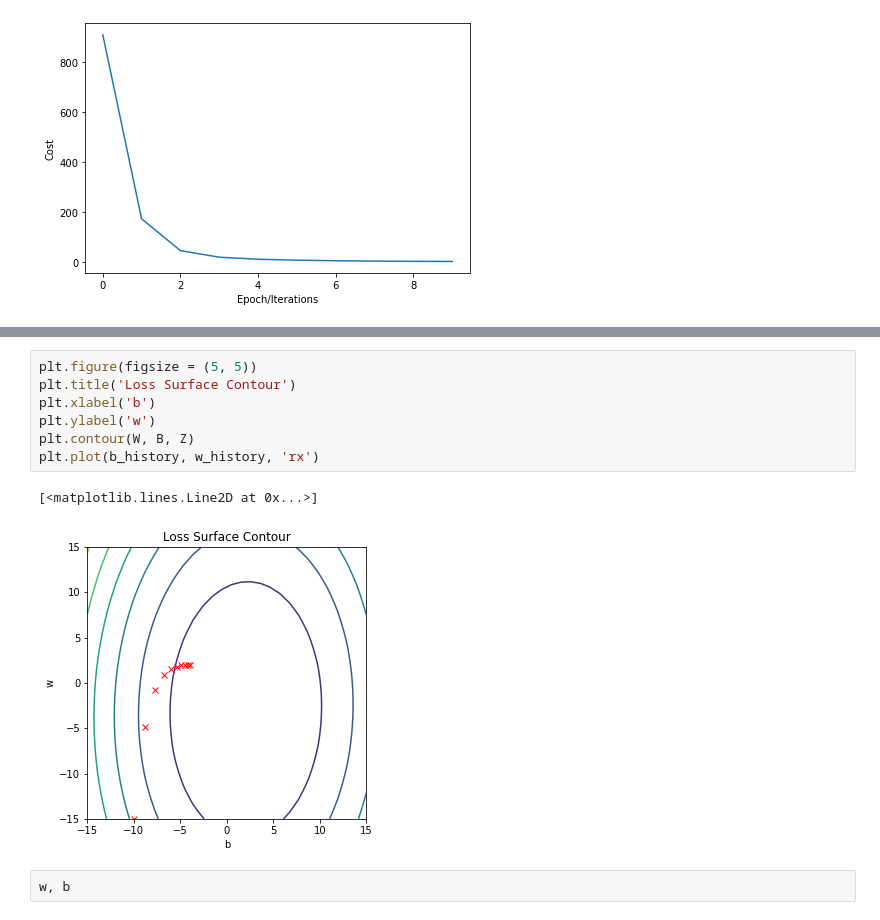
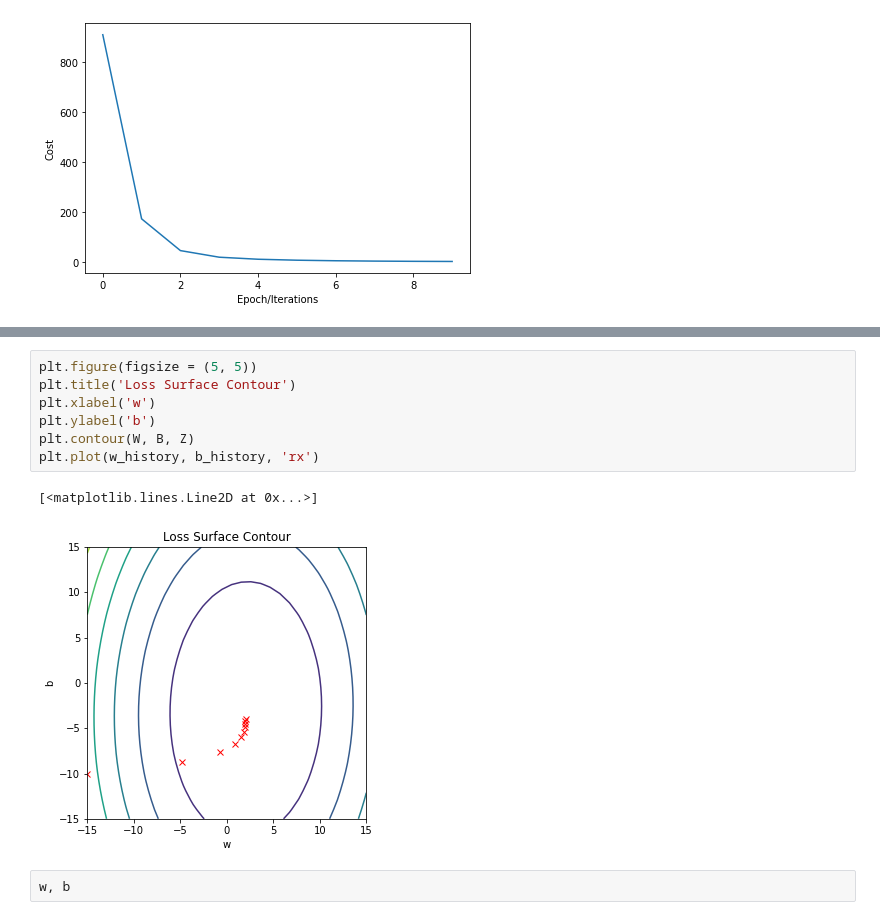
Before and after one commit to arun-vergis/fdp-dlcv, a Jupyter notebook: pytorch_lect1-pres.ipynb, the cells around one changed output, grey strips where cells are left out. Saved outputs shown, nothing was run; the diff lists cells and outputs as text.

```diff
--- a/pytorch_lect1-pres.ipynb
+++ b/pytorch_lect1-pres.ipynb
@@ -723,13 +723,13 @@ plt.ylabel("Cost");
 # %%
 plt.figure(figsize = (5, 5))
 plt.title('Loss Surface Contour')
-plt.xlabel('b')
-plt.ylabel('w')
+plt.xlabel('w')
+plt.ylabel('b')
 plt.contour(W, B, Z)
-plt.plot(b_history, w_history, 'rx')
+plt.plot(w_history, b_history, 'rx')
 # %% [output]
 [<matplotlib.lines.Line2D at 0x...>]
-[figure, old version]
+[figure, new version]
 # %%
 w, b
 # %% [output]
```
